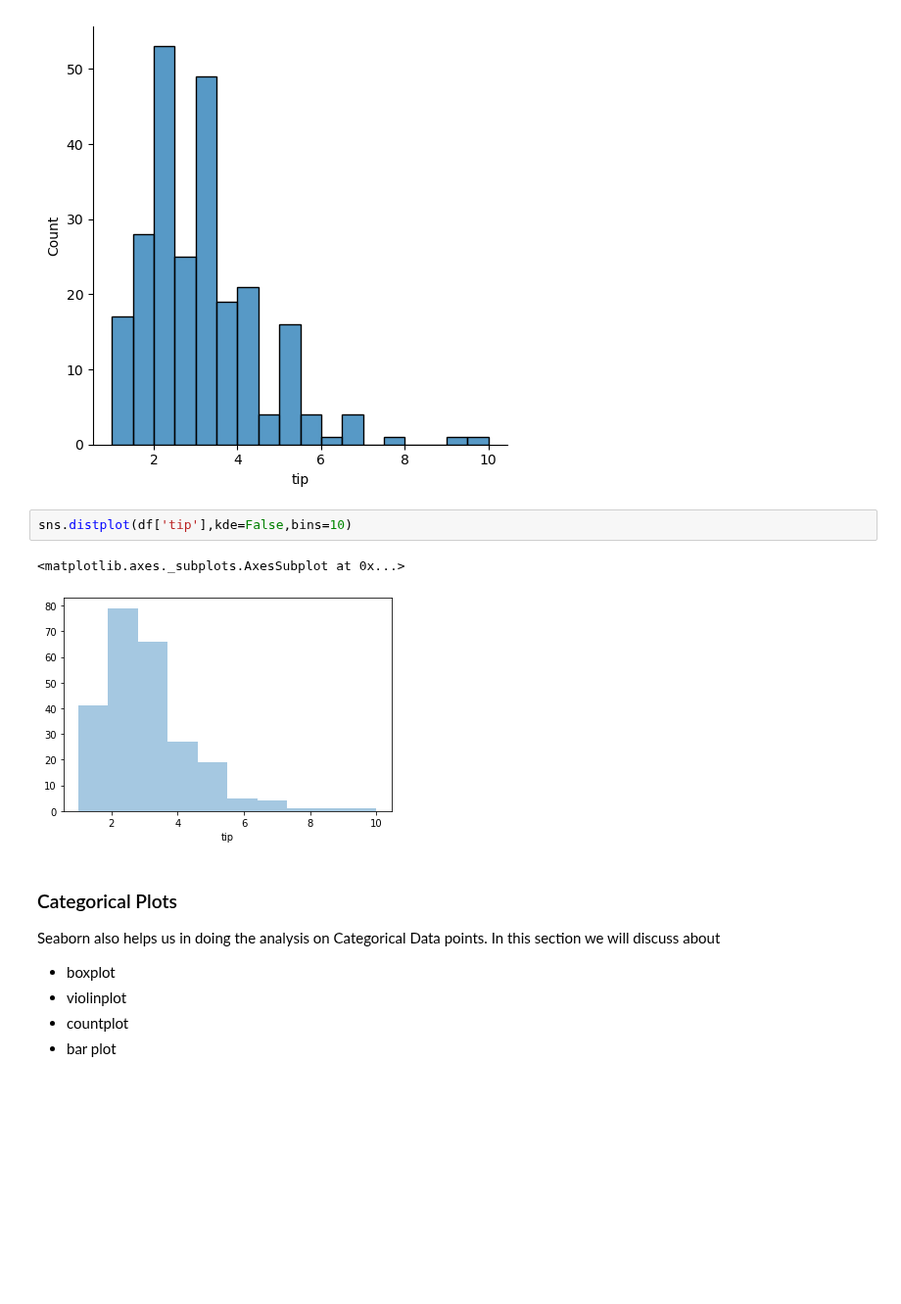
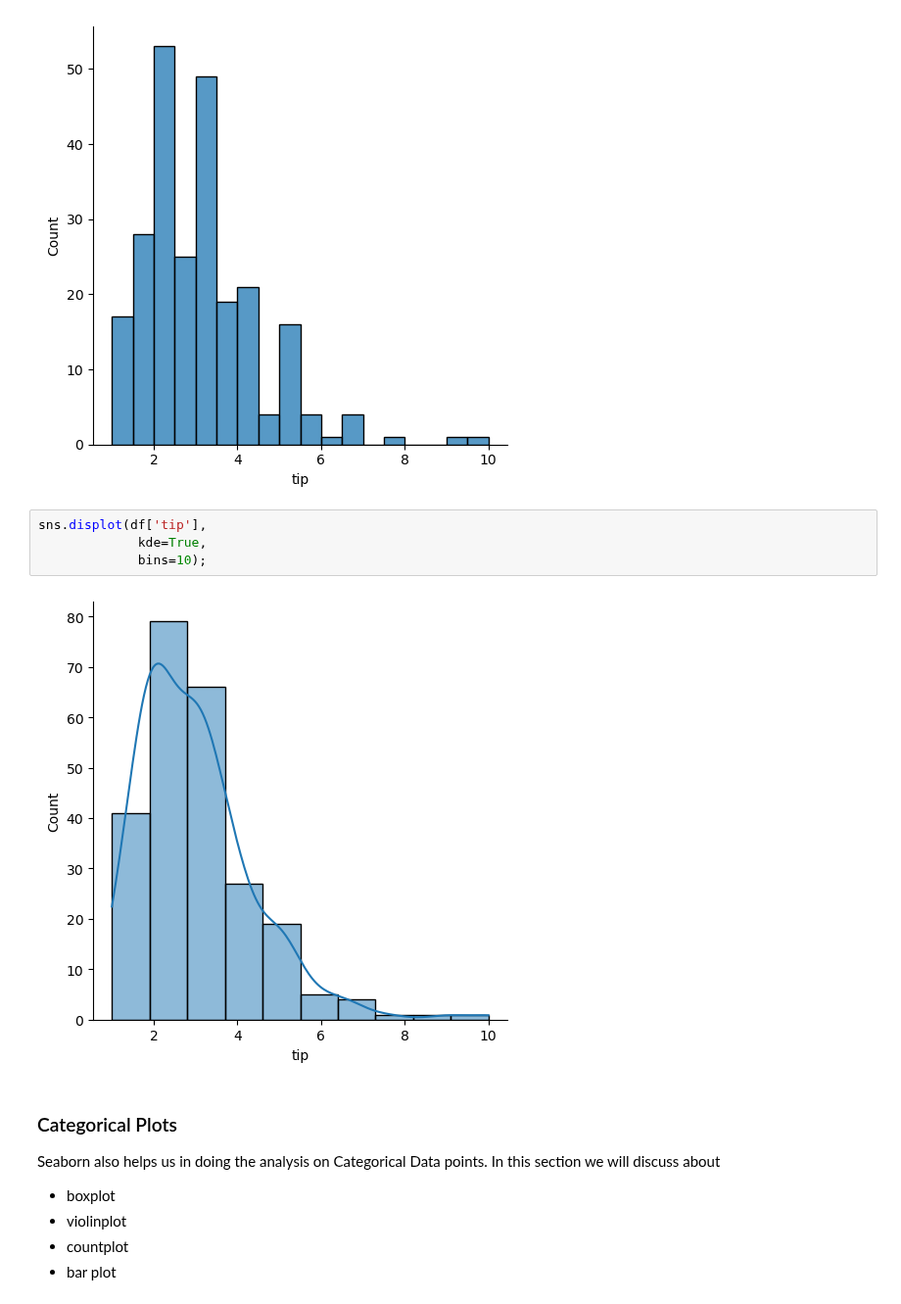
Before and after one commit to samdx/Hands-On-Foundational-Data-Science-Bootcamp, a Jupyter notebook: Day2/Data_Viz.ipynb, the cells around one changed output. Shown at 98% size. Cells and saved outputs as stored; diff of their text form; blank space fills up the shorter version.

```diff
--- a/Day2/Data_Viz.ipynb
+++ b/Day2/Data_Viz.ipynb
@@ -122,10 +122,11 @@ sns.displot(df['tip']);
 # %% [output]
 [figure]
 # %%
-sns.distplot(df['tip'],kde=False,bins=10)
+sns.displot(df['tip'],
+             kde=True,
+             bins=10);
 # %% [output]
-<matplotlib.axes._subplots.AxesSubplot at 0x...>
-[figure, old version]
+[figure, new version]
 # %% [markdown]
 ### Categorical Plots
 Seaborn also helps us in doing the analysis on Categorical Data points. In this section we will discuss about
```
